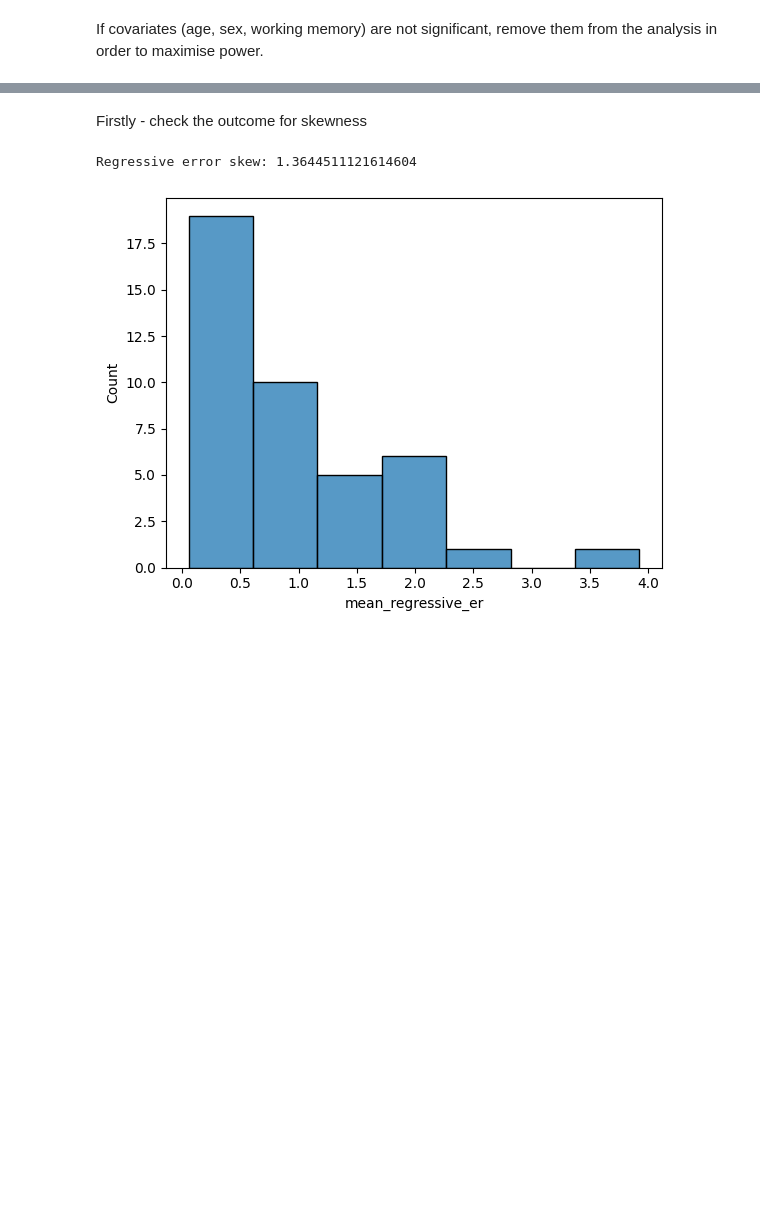
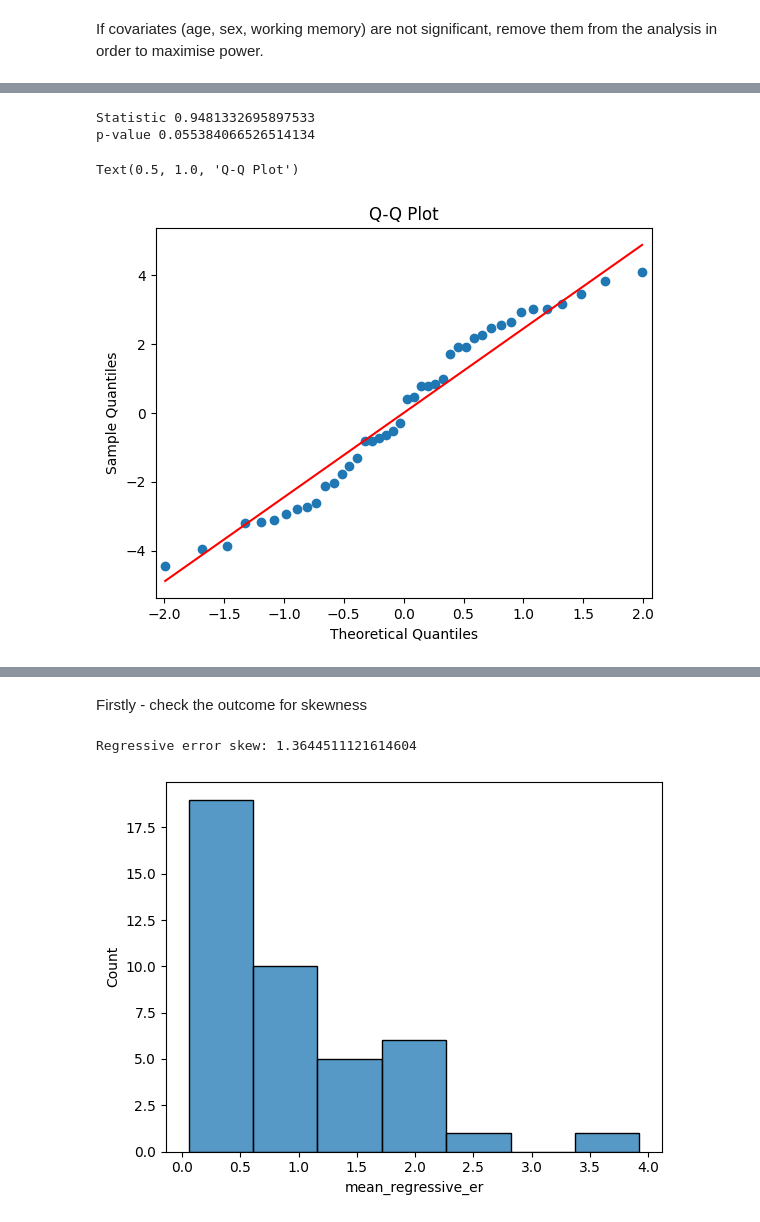
Before and after one commit to emilybagley/disgust_reversal_learning-RR, a Jupyter notebook: 2_task_modelfree_analysis.ipynb, the cells around one changed output, grey strips where cells are left out. Saved outputs shown, nothing was run; the diff lists cells and outputs as text; code cells hidden in the pictures; blank space fills up the shorter version.

```diff
--- a/2_task_modelfree_analysis.ipynb
+++ b/2_task_modelfree_analysis.ipynb
@@ -122,20 +205,27 @@ Test the assumptions of this final model
 # %%
+#chose the model we are testing
+results=results2
+
 #shapiro-Wilk test of normality of residuals
 labels = ["Statistic", "p-value"]
 norm_res = stats.shapiro(results.resid)
 
 for key, val in dict(zip(labels, norm_res)).items():
     print(key, val)
     ##if test is significant then the assumption is violated
-        #not significant here - so that is good!
 
 ## Q-Q PLot
-fig = plt.figure(figsize = (16, 9))
+fig = plt.figure()
 ax = fig.add_subplot(111)
 
 sm.qqplot(results.resid, dist = stats.norm, line = 's', ax = ax)
 
 ax.set_title("Q-Q Plot")
+# %% [output]
+Statistic 0.9481332695897533
+p-value 0.055384066526514134
+Text(0.5, 1.0, 'Q-Q Plot')
+[figure, added]
 # %%
 ##homoskedasticity of variance
 #White Lagrange Multiplier Test for Heteroscedasticity
```
Also changed, not shown: parts of 79 cells of this notebook, 7 other files.
